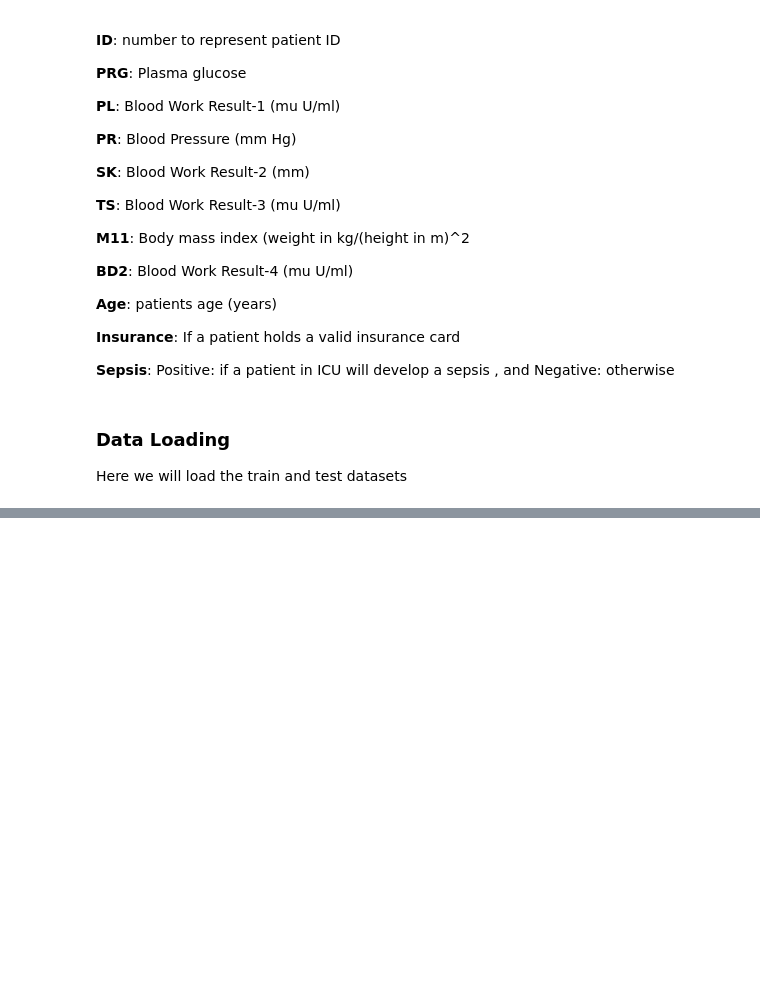
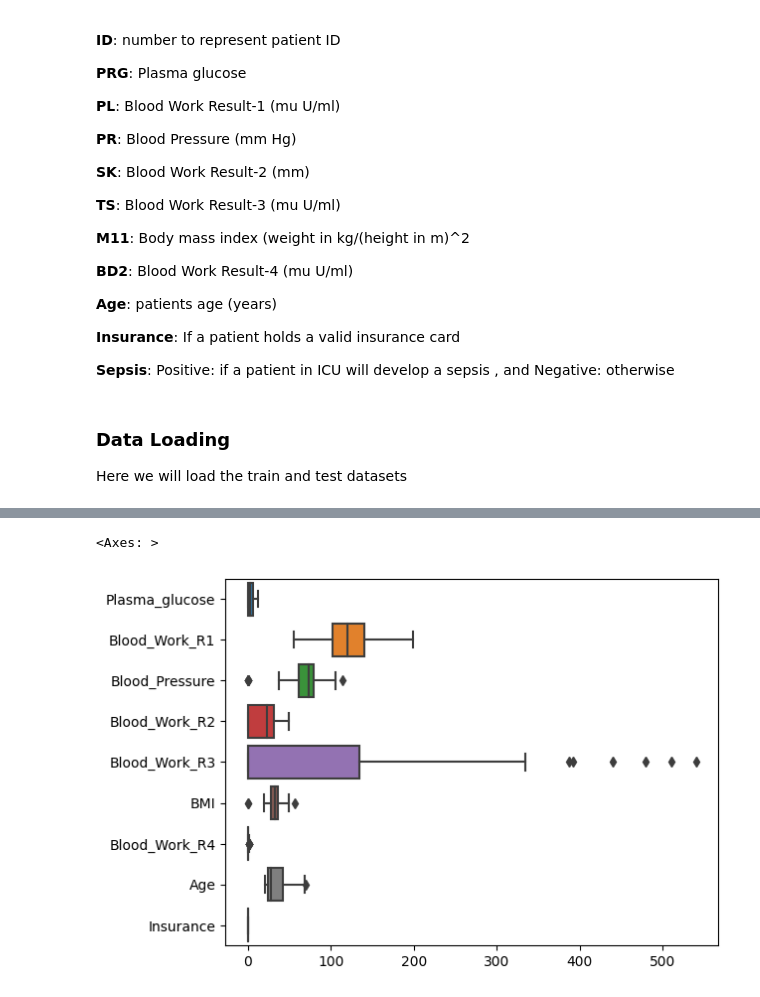
Before and after one commit to KodwoAmissah/Sepsis-Modelling-Using-FastAPI, a Jupyter notebook: Notebook/project.ipynb, the cells around one changed output, grey strips where cells are left out. Saved outputs shown, nothing was run; the diff lists cells and outputs as text; code cells hidden in the pictures; blank space fills up the shorter version.

```diff
--- a/Notebook/project.ipynb
+++ b/Notebook/project.ipynb
@@ -71,0 +423,6 @@ FileNotFoundError: [Errno 2] No such file or directory: 'Datasets\\Paitients_Fil
+# %%
+#view ouliers in test data
+sns.boxplot(data=df_test,orient='h')
+# %% [output]
+<Axes: >
+[figure, added]
```
Also changed, not shown: parts of 157 cells of this notebook.
